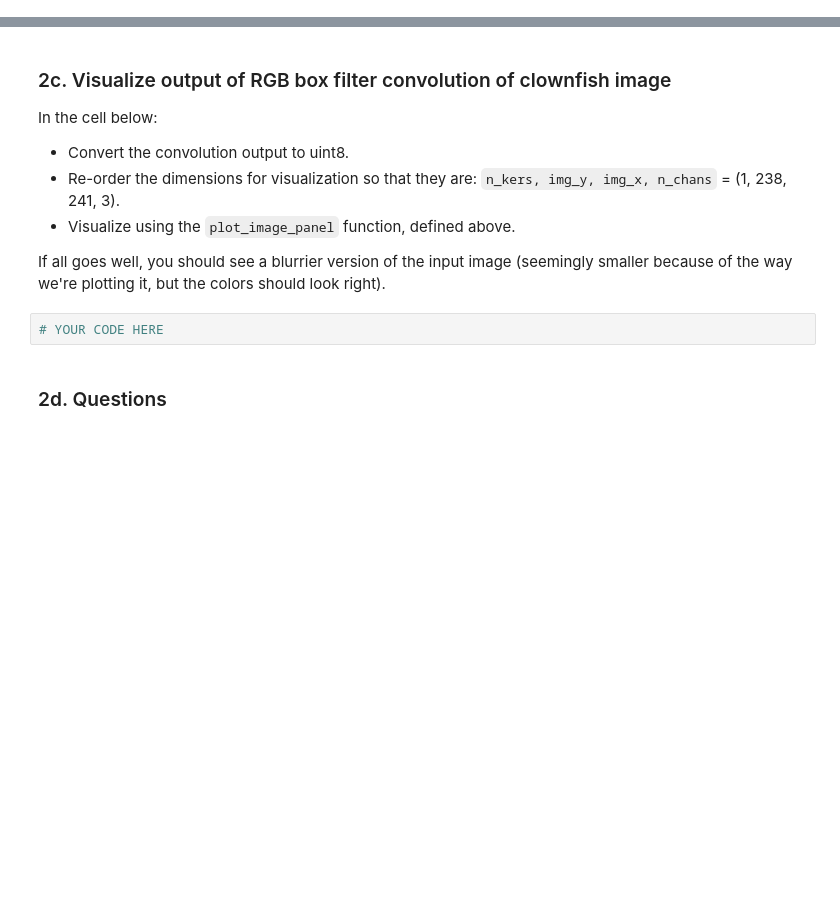
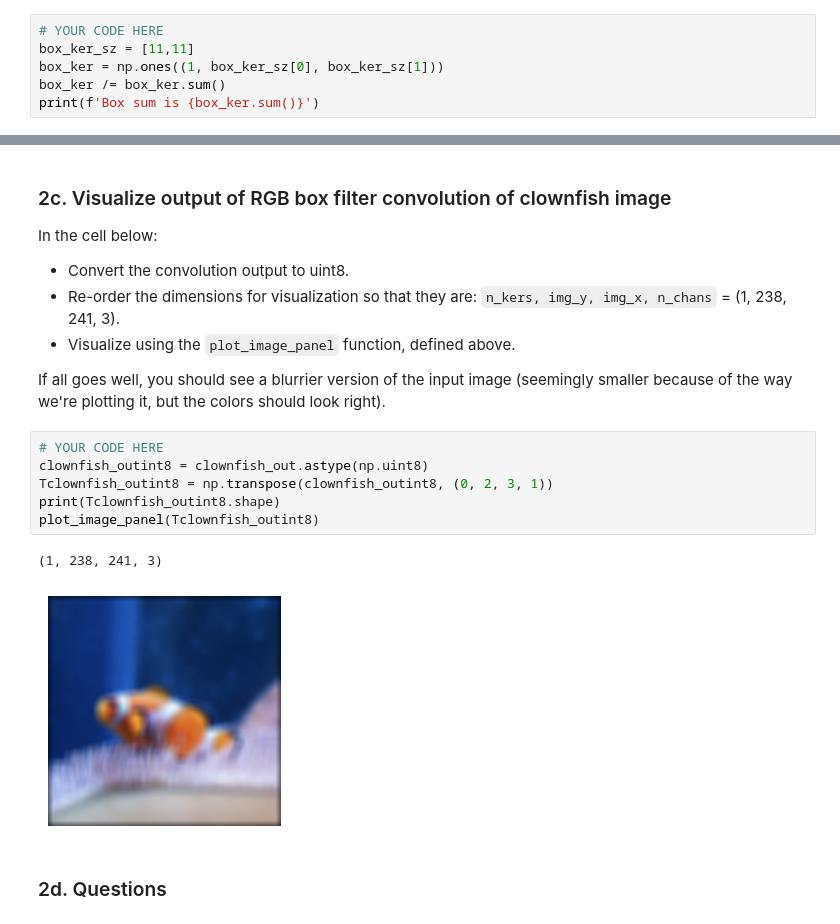
Before and after one commit to sampolz/Neural-Networks, a Jupyter notebook: Project 3/convolution_and_pooling.ipynb, the cells around one changed output, grey strips where cells are left out. Cells and saved outputs as stored; diff of their text form; blank space fills up the shorter version.

```diff
--- a/Project 3/convolution_and_pooling.ipynb
+++ b/Project 3/convolution_and_pooling.ipynb
@@ -362,0 +368,6 @@ Add a leading singleton dimension so shape is `(1, 11, 11)`
+# %%
+# YOUR CODE HERE
+box_ker_sz = [11,11]
+box_ker = np.ones((1, box_ker_sz[0], box_ker_sz[1]))
+box_ker /= box_ker.sum()
+print(f'Box sum is {box_ker.sum()}')
@@ -376,8 +407,15 @@ In the cell below:
 - Visualize using the `plot_image_panel` function, defined above.
 
 If all goes well, you should see a blurrier version of the input image (seemingly smaller because of the way we're plotting it, but the colors should look right).
-# %%
-# YOUR CODE HERE
+# %%
+# YOUR CODE HERE
+clownfish_outint8 = clownfish_out.astype(np.uint8)
+Tclownfish_outint8 = np.transpose(clownfish_outint8, (0, 2, 3, 1))
+print(Tclownfish_outint8.shape)
+plot_image_panel(Tclownfish_outint8)
+# %% [output]
+(1, 238, 241, 3)
+[figure, added]
 # %% [markdown]
 ### 2d. Questions
 # %% [markdown]
```
Also changed, not shown: parts of 8 cells of this notebook, 1 other file.
